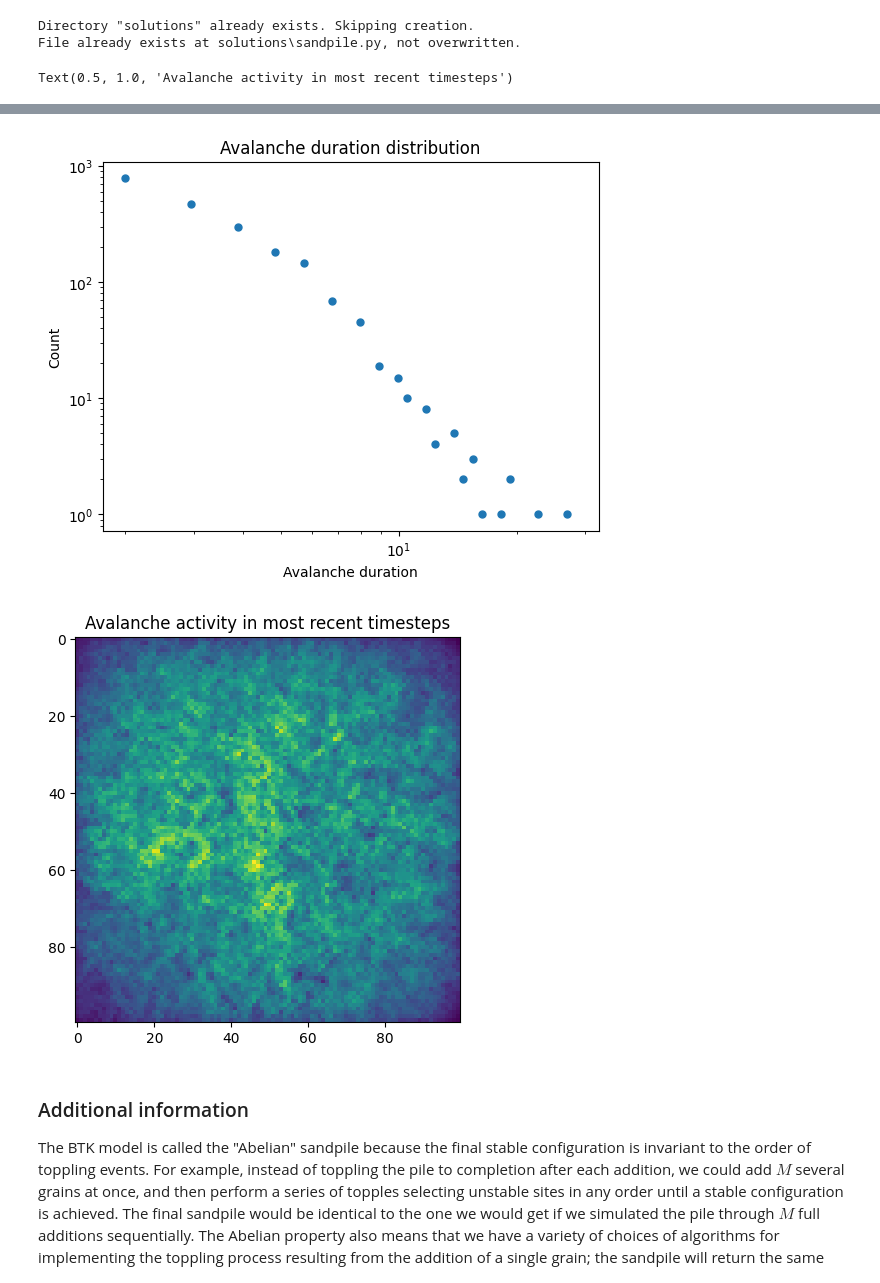
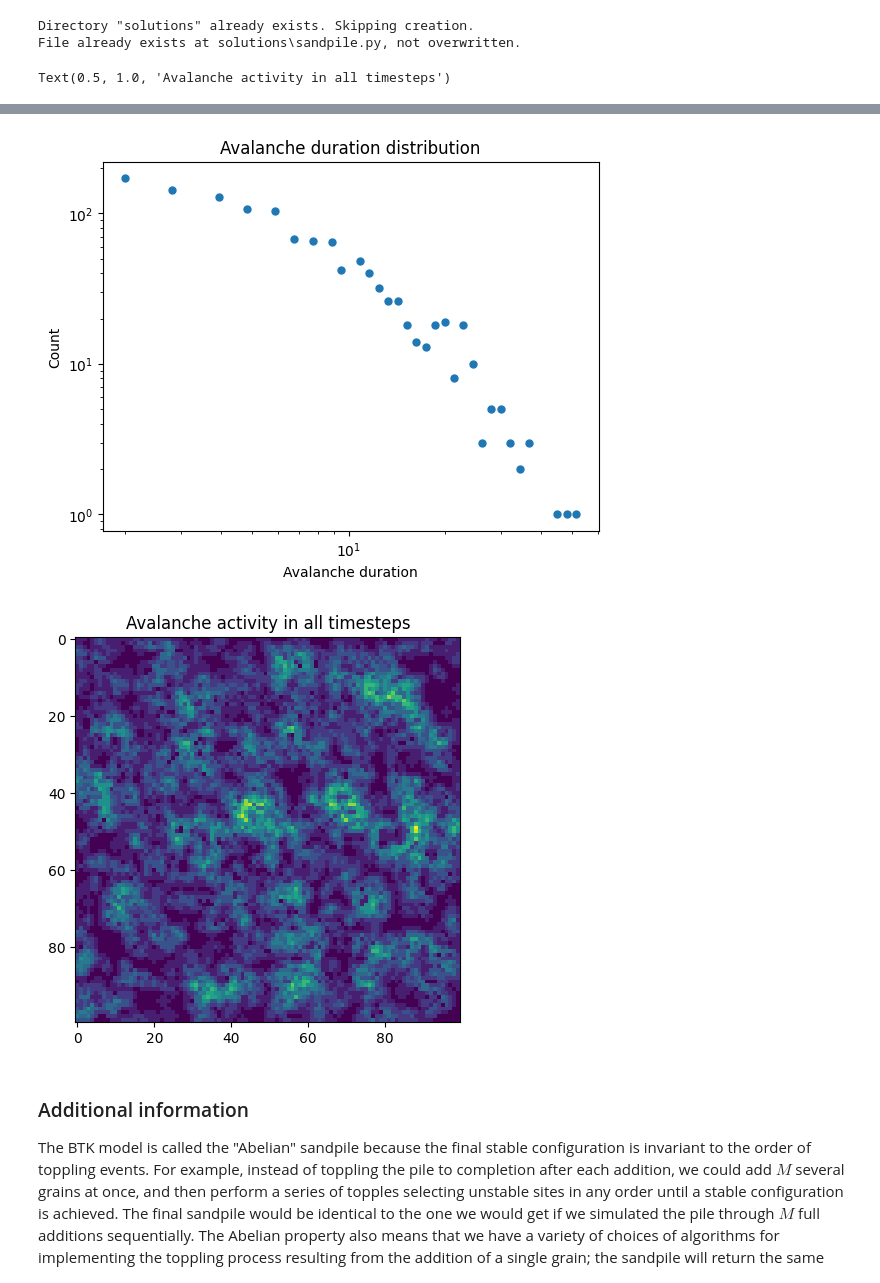
Before and after one commit to JudahB11/Comp-Phys-HW, a Jupyter notebook: Judah_Byars_Cellular_Automata.ipynb, the cells around one changed output, grey strips where cells are left out. Cells and saved outputs as stored; diff of their text form; code cells hidden in the pictures.

```diff
--- a/Judah_Byars_Cellular_Automata.ipynb
+++ b/Judah_Byars_Cellular_Automata.ipynb
@@ -571,7 +591,7 @@ plt.title("Final state")
 # concisely.
 all_events =  [model.check_difference(*states) for states in zip(model.history[:-1], model.history[1:])]
 # remove transients before the self-organized critical state is reached
-all_events = all_events[1000:]
+all_events = all_events
 # index each timestep by timepoint
 all_events = list(enumerate(all_events))
 # remove cases where an avalanche did not occur
@@ -608,6 +628,6 @@ all_diffs = all_diffs[np.sum(all_diffs, axis=(1, 2)) > 1] # Filter to only keep
 most_recent_events = np.sum(all_diffs, axis=0)
 plt.figure(figsize=(5, 5))
 plt.imshow(most_recent_events)
-plt.title("Avalanche activity in most recent timesteps")
+plt.title("Avalanche activity in all timesteps")
 # %% [output]
-Text(0.5, 1.0, 'Avalanche activity in most recent timesteps')
+Text(0.5, 1.0, 'Avalanche activity in all timesteps')
@@ -617,5 +637,5 @@ Text(0.5, 1.0, 'Avalanche activity in most recent timesteps')
-[figure, old version]
+[figure, new version]
-[figure, old version]
+[figure, new version]
 # %% [markdown]
 
 ### Additional information
```
Also changed, not shown: parts of 4 cells of this notebook, 3 other files.
